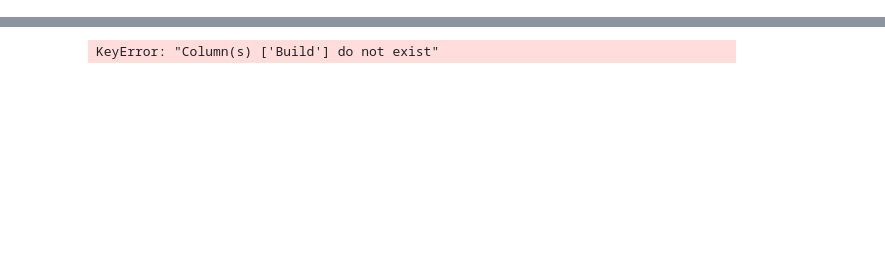
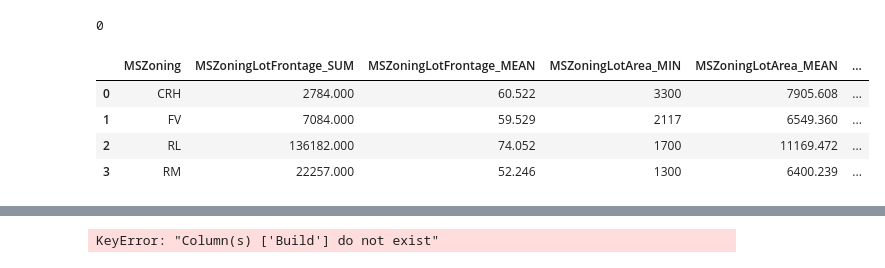
Before and after one commit to klncgty/House-Prices---Advanced-Regression-Techniques, a Jupyter notebook: h-p-p-2nd-prep.ipynb, the cells around one changed output, grey strips where cells are left out. Drawn from its saved outputs; the diff is of its cells as text; code cells hidden in the pictures; blank space fills up the shorter version.

```diff
--- a/h-p-p-2nd-prep.ipynb
+++ b/h-p-p-2nd-prep.ipynb
@@ -71,3 +38,3 @@ df["SalePrice"].hist(bins=100)
 # %%
 ## OUTLİER
-df = df[df['SalePrice'] < 400000.0]
+df =df[df['SalePrice'] < 300000.0]
@@ -83,4 +41,12 @@ df["GrLivArea"] = np.log10(df["GrLivArea"])
 # %%
+### NEW FEATURES
+df["Floorcross_tersr"]=(df["2ndFlrSF"] + df["1stFlrSF"]) / df["1stFlrSF"]
+df["Total_Floor"]=df["1stFlrSF"] + df["2ndFlrSF"]
+df["_Floor_cross"] =df["1stFlrSF"] * (df["1stFlrSF"] + df["2ndFlrSF"])
+df["Zemin_Alan_Kullanımı"]=(df["GrLivArea"] + df["1stFlrSF"]*df["1stFlrSF"])/df["1stFlrSF"]
+df["Alana_düşen_Mutfak"]=df["KitchenAbvGr"] / df["1stFlrSF"]
+df["bodrum_banyo_per"]=(df["BsmtFullBath"] + (df["TotalBsmtSF"])/df["TotalBsmtSF"])
+df["GrLivArea"] = np.log10(df["GrLivArea"])
 df["mean_1stFlrSF_GrLivArea"] = df[['1stFlrSF', 'GrLivArea']].mean(axis=1)
 df['std_1stFlrSF_GrLivArea'] = df[['1stFlrSF', 'GrLivArea']].std(axis=1)
 df['BsmtQual'].fillna('No_Basement', inplace=True)
@@ -94,6 +60,23 @@ df['GarageFinish'].fillna('No_Garage', inplace=True)
 df['GarageQual'].fillna('No_Garage', inplace=True)
 df['GarageCond'].fillna('No_Garage', inplace=True)
 df['PoolQC'].fillna('No_Garage', inplace=True)
-df["sold_build"] = (df["YrSold"]/df["YearBuilt"])
 df["Lot_divide"] = (df["LotArea"] / df["LotFrontage"])
-df['GarageYrBlt'].fillna(df["GarageYrBlt"].median(), inplace=True)
+df["MSSubClass"] = df["MSSubClass"].astype("O")
+df["MSZoning"] = df["MSZoning"].astype("O")
+### NEW VARIABLES
+df["Functional"] = np.where(df.Functional.isin(["Sev", "Maj2", "Maj1","Mod"]), "smmm", df["Functional"])
+df["BldgType"] = np.where(df.BldgType.isin(["2fmCon", "Twnhs"]), "2T", df["BldgType"])
+df["HouseStyle"] = np.where(df.HouseStyle.isin(["2.5Fin", "1.5Unf" ,"2.5Unf","SFoyer"]), "121", df["HouseStyle"])
+df["ExterQual"] = np.where(df.ExterQual.isin(["Fa", "Ex"]), "FaEx", df["ExterQual"])
+df["Foundation"] = np.where(df.Foundation.isin(["Wood", "Stone","Slab","BrkTil"]), "2T", df["Foundation"])
+df["MSZoning"] = np.where(df.MSZoning.isin(["C (all)", "RH"]), "CRH", df["MSZoning"])
+df["Fireplaces"] = np.where(df.Fireplaces.isin(["4", "3"]), "43", df["Fireplaces"])
+df["GarageCars"] = np.where(df.GarageCars.isin(["4.000", "5.000"]), "45", df["GarageCars"])
+df["Condition1"] = np.where(df.Condition1.isin(["RRNn", "RRNe","RRAn"]), "RRR", df["Condition1"])
+df["Exterior2nd"] = np.where(df.Exterior2nd.isin(["AsbShng", "AsphShn"]), "AA", df["Exterior2nd"])
+df["Exterior2nd"] = np.where(df.Exterior2nd.isin(["Brk Cmn", "BrkFace"]), "BB", df["Exterior2nd"])
+df["Exterior2nd"] = np.where(df.Exterior2nd.isin(["Other", "Stone","CBlock"]), "OSC", df["Exterior2nd"])
+del test
+gc.collect()
+# %% [output]
+0
@@ -119 +87,20 @@ drop_list = ["LandContour", "BldgType", "Heating","Street","Utilities","Conditio
 df.drop(drop_list, axis=1, inplace=True)
+# %%
+aggregations_MS = {"LotFrontage":["sum","mean"],
+                    "LotArea": ["min", "mean","sum","max"],
+                    "LandSlope": ["nunique"],
+                     "GrLivArea":["std","var"]}
+MSZoning = df.groupby('MSZoning').agg(aggregations_MS)
+
+MSZoning.columns = pd.Index(['MSZoning' + e[0] + "_" + e[1].upper() for e in MSZoning.columns.tolist()])
+
+
+df.drop(["LotFrontage","LotArea", "LandSlope" ],axis=1, inplace=True)
+
+MSZoning.reset_index()
+# %% [output]
+|  | MSZoning | MSZoningLotFrontage_SUM | MSZoningLotFrontage_MEAN | MSZoningLotArea_MIN | MSZoningLotArea_MEAN | ... |
+| 0 | CRH | 2784.000 | 60.522 | 3300 | 7905.608 | ... |
+| 1 | FV | 7084.000 | 59.529 | 2117 | 6549.360 | ... |
+| 2 | RL | 136182.000 | 74.052 | 1700 | 11169.472 | ... |
+| 3 | RM | 22257.000 | 52.246 | 1300 | 6400.239 | ... |
```
Also changed, not shown: parts of 38 cells of this notebook.
